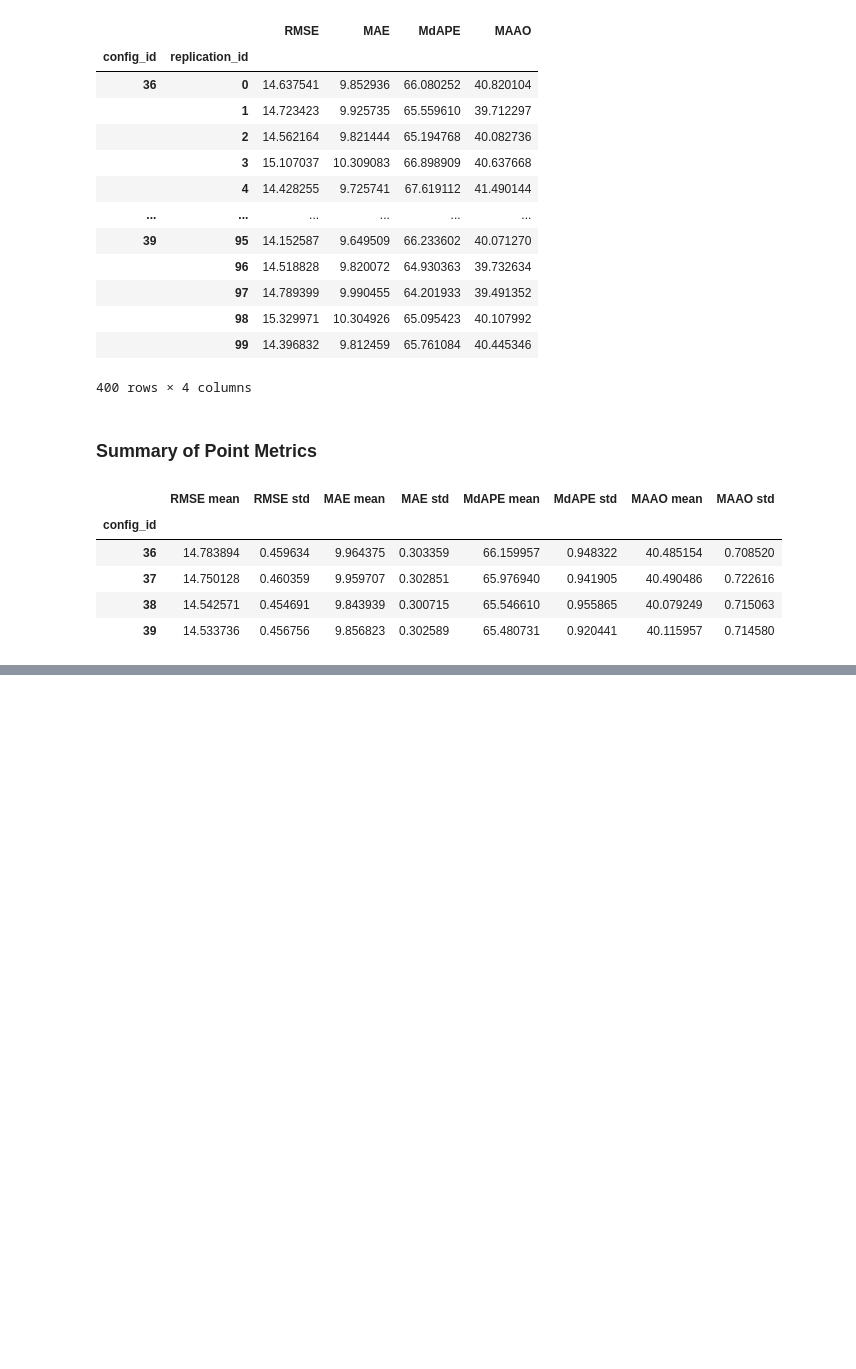
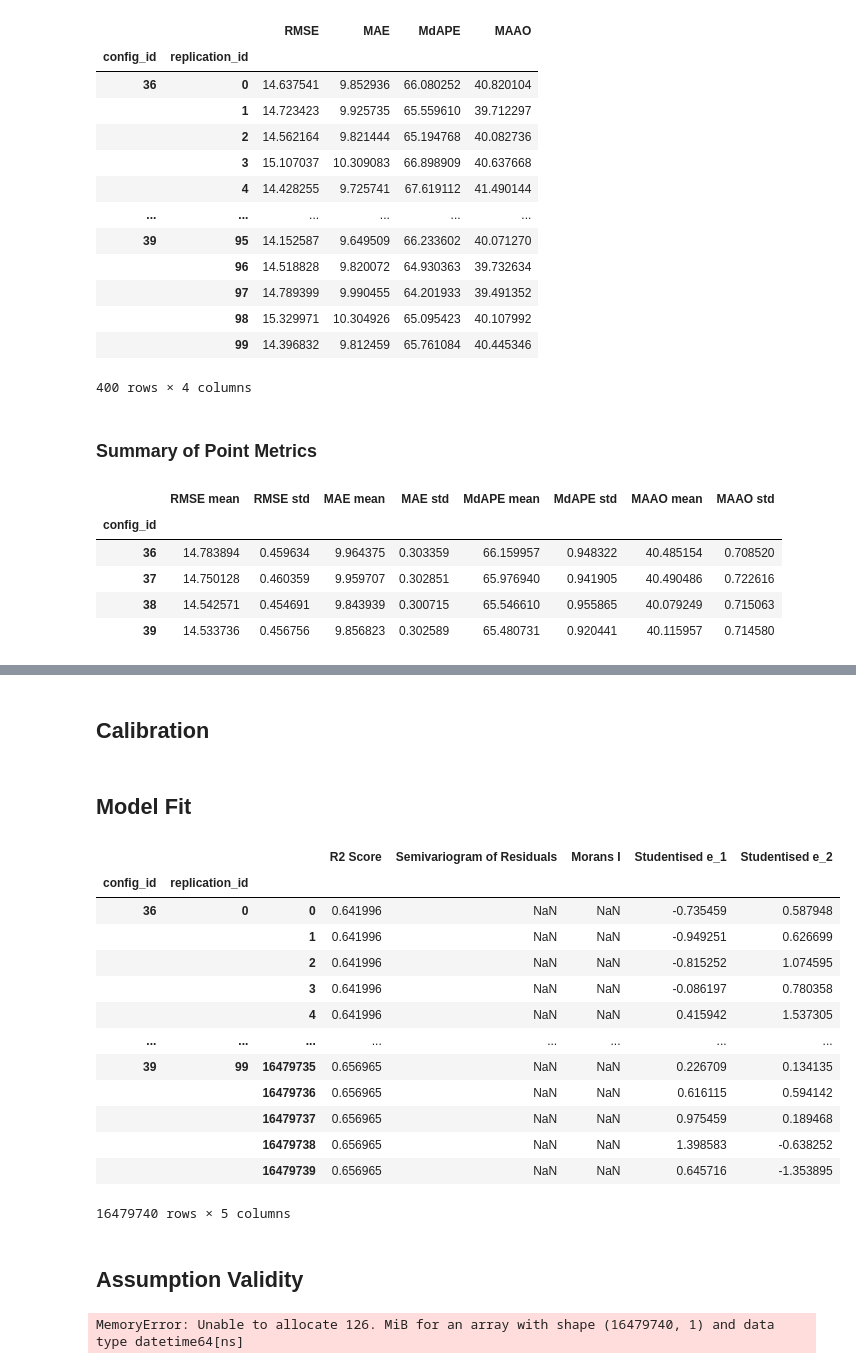
Before and after one commit to vanessamadu/seaducks, a Jupyter notebook: notebooks/evaluation.ipynb, the cells around one changed output, grey strips where cells are left out. Cells and saved outputs as stored; diff of their text form; code cells hidden in the pictures; blank space fills up the shorter version.

Commit message:
add more evaluation metrics

```diff
--- a/notebooks/evaluation.ipynb
+++ b/notebooks/evaluation.ipynb
@@ -128,0 +214,2 @@ global_point_metrics_summaries
+# %% [markdown]
+## Calibration
@@ -128,0 +248,34 @@ global_point_metrics_summaries
+# %% [markdown]
+## Model Fit
+# %%
+fit_names = ['R2 Score','Semivariogram of Residuals','Morans I','Studentised e_1', 'Studentised e_2']
+global_model_fit_metrics_by_replication = pd.DataFrame(columns=[fit_names])
+# %%
+studentised_e1_per_config = point_analysis_data.apply(lambda g: g["e_1"]/np.sqrt(g["sigma_11"]))
+studentised_e2_per_config = point_analysis_data.apply(lambda g: g["e_2"]/np.sqrt(g["sigma_22"]))
+global_model_fit_metrics_by_replication['Studentised e_1'] = studentised_e1_per_config
+global_model_fit_metrics_by_replication['Studentised e_2'] = studentised_e2_per_config
+# %%
+rss = point_analysis_data.apply(lambda g: np.sum(g['e_1']**2+ g['e_2']**2))
+tss = point_analysis_data.apply(lambda g: np.sum((g['u']-np.mean(g['u']))**2+(g['v']-np.mean(g['v']))**2))
+r2_score_per_config =  1-rss/tss
+global_model_fit_metrics_by_replication['R2 Score'] = r2_score_per_config
+# %%
+global_model_fit_metrics_by_replication
+# %% [output]
+|  |  |  | R2 Score | Semivariogram of Residuals | Morans I | Studentised e_1 | Studentised e_2 |
+| config_id | replication_id |  |  |  |  |  |  |
+| 36 | 0 | 0 | 0.641996 | NaN | NaN | -0.735459 | 0.587948 |
+|  |  | 1 | 0.641996 | NaN | NaN | -0.949251 | 0.626699 |
+|  |  | 2 | 0.641996 | NaN | NaN | -0.815252 | 1.074595 |
+|  |  | 3 | 0.641996 | NaN | NaN | -0.086197 | 0.780358 |
+|  |  | 4 | 0.641996 | NaN | NaN | 0.415942 | 1.537305 |
+| ... | ... | ... | ... | ... | ... | ... | ... |
+| 39 | 99 | 16479735 | 0.656965 | NaN | NaN | 0.226709 | 0.134135 |
+|  |  | 16479736 | 0.656965 | NaN | NaN | 0.616115 | 0.594142 |
+|  |  | 16479737 | 0.656965 | NaN | NaN | 0.975459 | 0.189468 |
+|  |  | 16479738 | 0.656965 | NaN | NaN | 1.398583 | -0.638252 |
+|  |  | 16479739 | 0.656965 | NaN | NaN | 0.645716 | -1.353895 |
+16479740 rows × 5 columns
+# %% [markdown]
+## Assumption Validity
@@ -128,0 +304,5 @@ global_point_metrics_summaries
+# %%
+mahalanobis_per_config = point_analysis_data.apply(compute_mahalanobis)
+global_assumption_validation_by_replication['Mahalanobis Distance'] = mahalanobis_per_config
+# %% [output]
+MemoryError: Unable to allocate 126. MiB for an array with shape (16479740, 1) and data type datetime64[ns]
```
Also changed, not shown: parts of 16 cells of this notebook.
